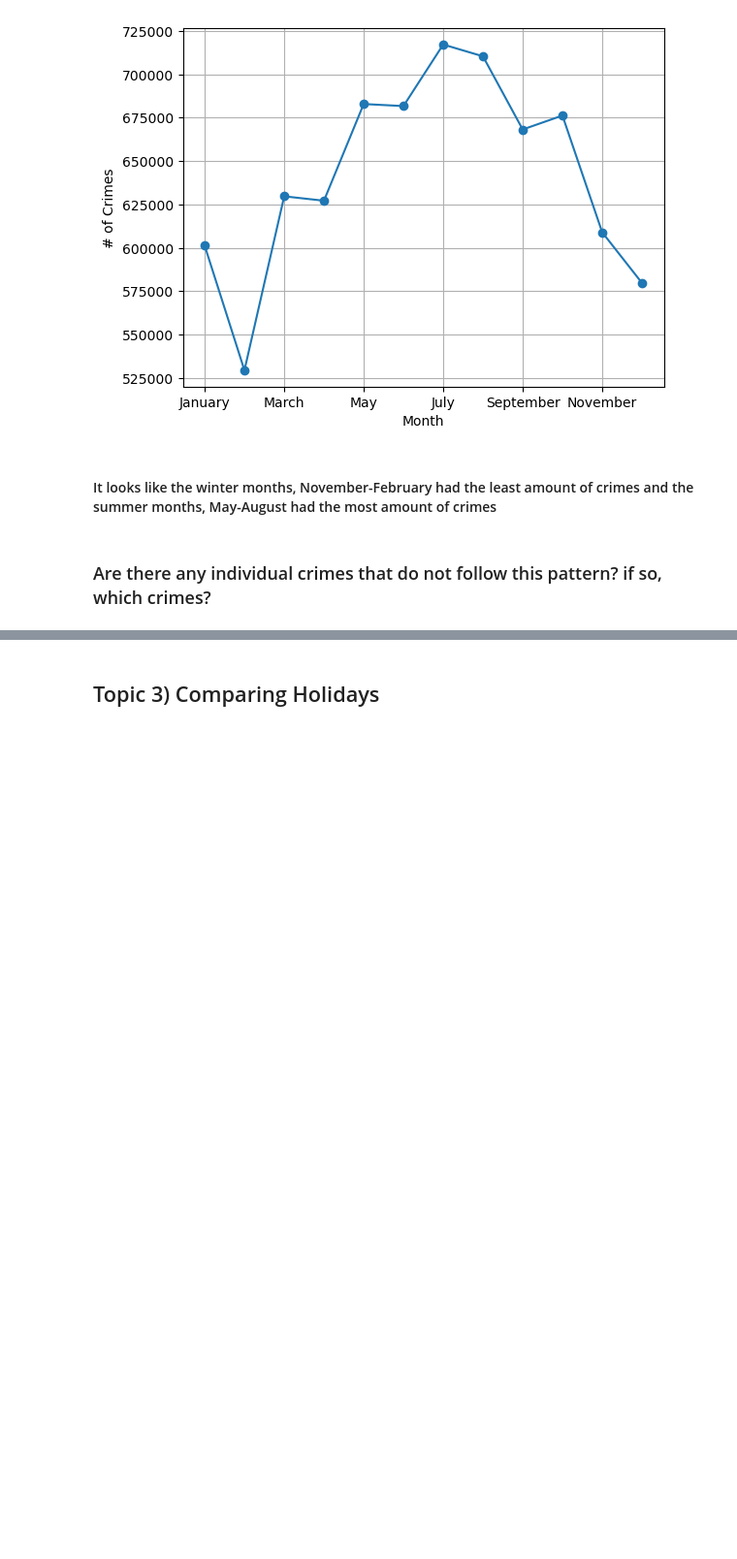
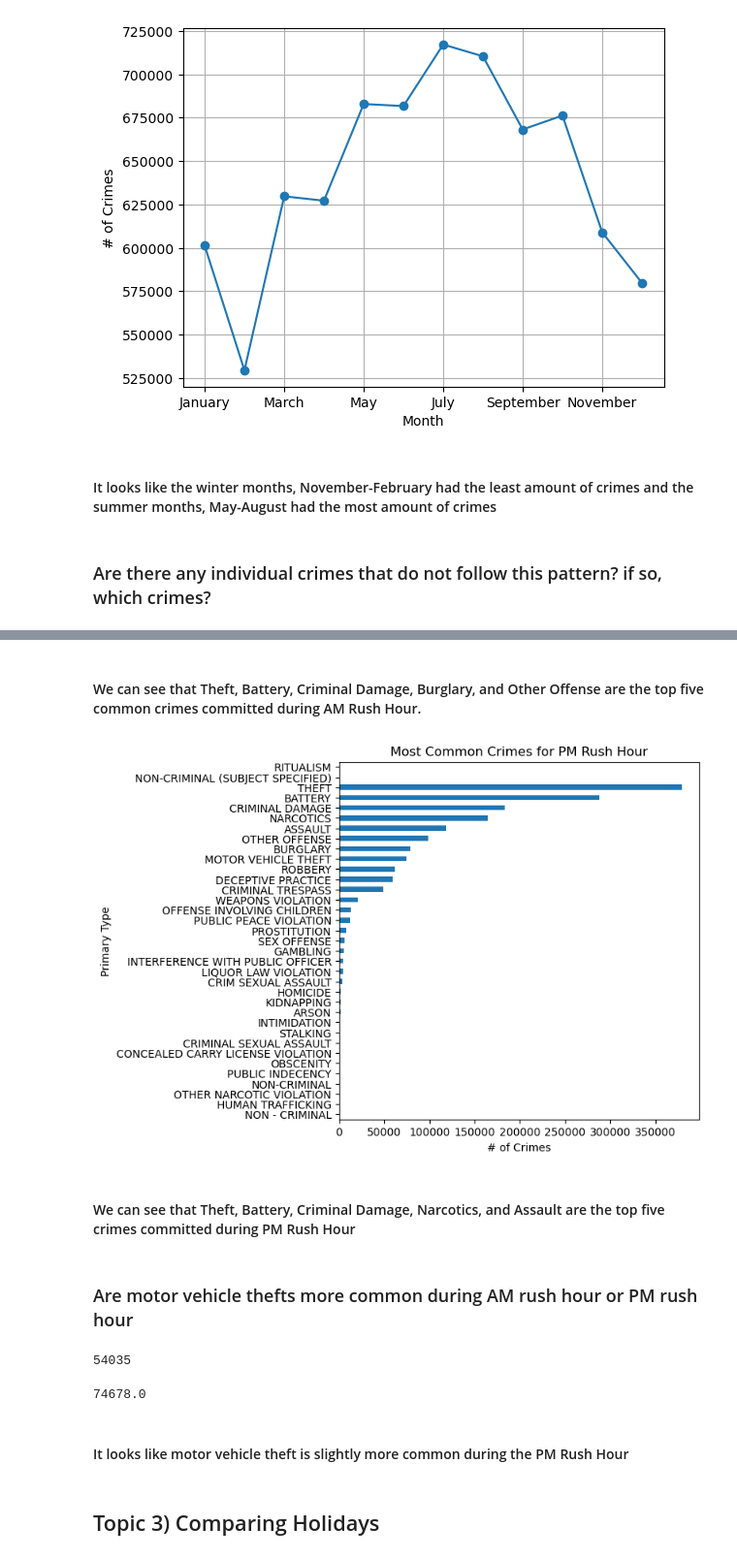
Before and after one commit to SpreeC/Chicago-Crime-Data-Project, a Jupyter notebook: Part 1.ipynb, the cells around one changed output, grey strips where cells are left out. Shown: that part at 97% size. Drawn from its saved outputs; the diff is of its cells as text; code cells hidden in the pictures; blank space fills up the shorter version.

```diff
--- a/Part 1.ipynb
+++ b/Part 1.ipynb
@@ -256,0 +265,4 @@ crime_column.plot()
+# %%
+#save pm rush hour
+pm_rush_hour = crimes_by_hour.loc[16]+crimes_by_hour.loc[17]+crimes_by_hour.loc[18]+crimes_by_hour.loc[19]
+pm_rush_hour
@@ -257,2 +293,24 @@ crime_column.plot()
+# %% [markdown]
+#### We can see that Theft, Battery, Criminal Damage, Burglary, and Other Offense are the top five common crimes committed during AM Rush Hour.
+# %%
+#plot pm rush hour
+ax = pm_rush_hour.sort_values().plot(kind='barh',figsize=(6,6))
+ax.set(title='Most Common Crimes for PM Rush Hour',xlabel='# of Crimes');
+# %% [output]
+[figure, added]
+# %% [markdown]
+#### We can see that Theft, Battery, Criminal Damage, Narcotics, and Assault are the top five crimes committed during PM Rush Hour
+# %% [markdown]
+### Are motor vehicle thefts more common during AM rush hour or PM rush hour
+# %%
+am_rush_hour.loc['MOTOR VEHICLE THEFT']
+# %% [output]
+54035
+# %%
+pm_rush_hour.loc['MOTOR VEHICLE THEFT']
+# %% [output]
+74678.0
+# %% [markdown]
+#### It looks like motor vehicle theft is slightly more common during the PM Rush Hour
 # %% [markdown]
 ## Topic 3) Comparing Holidays
```
Also changed, not shown: parts of 29 cells of this notebook.
